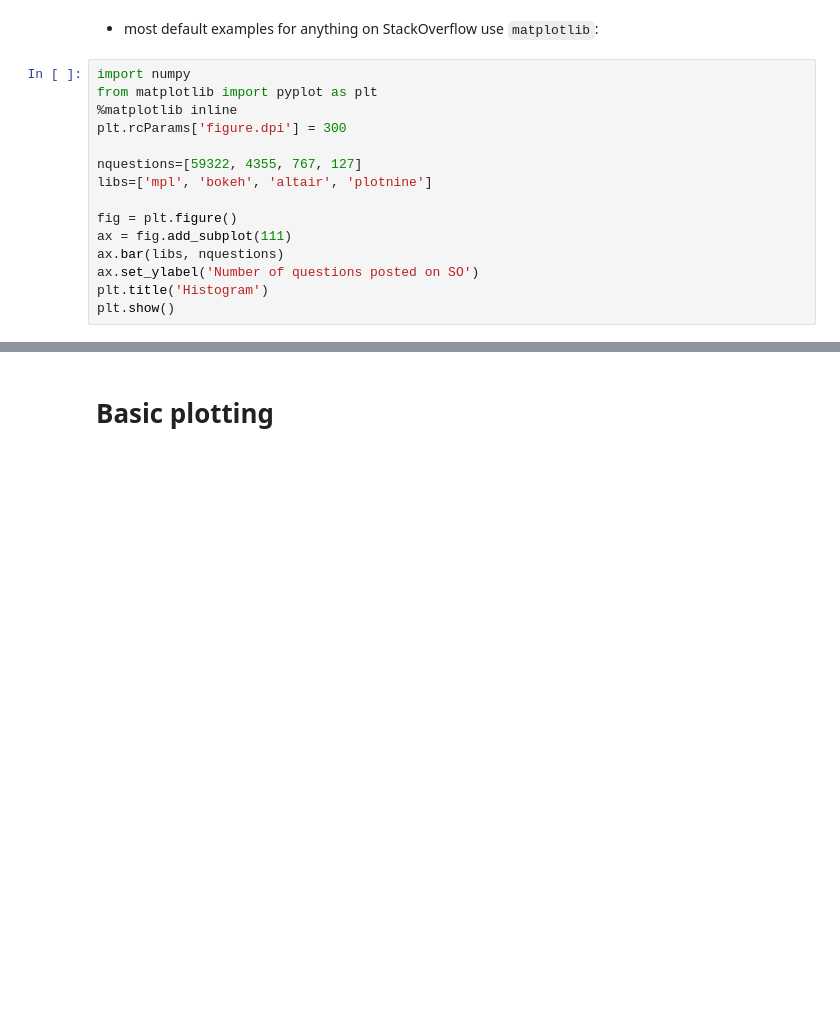
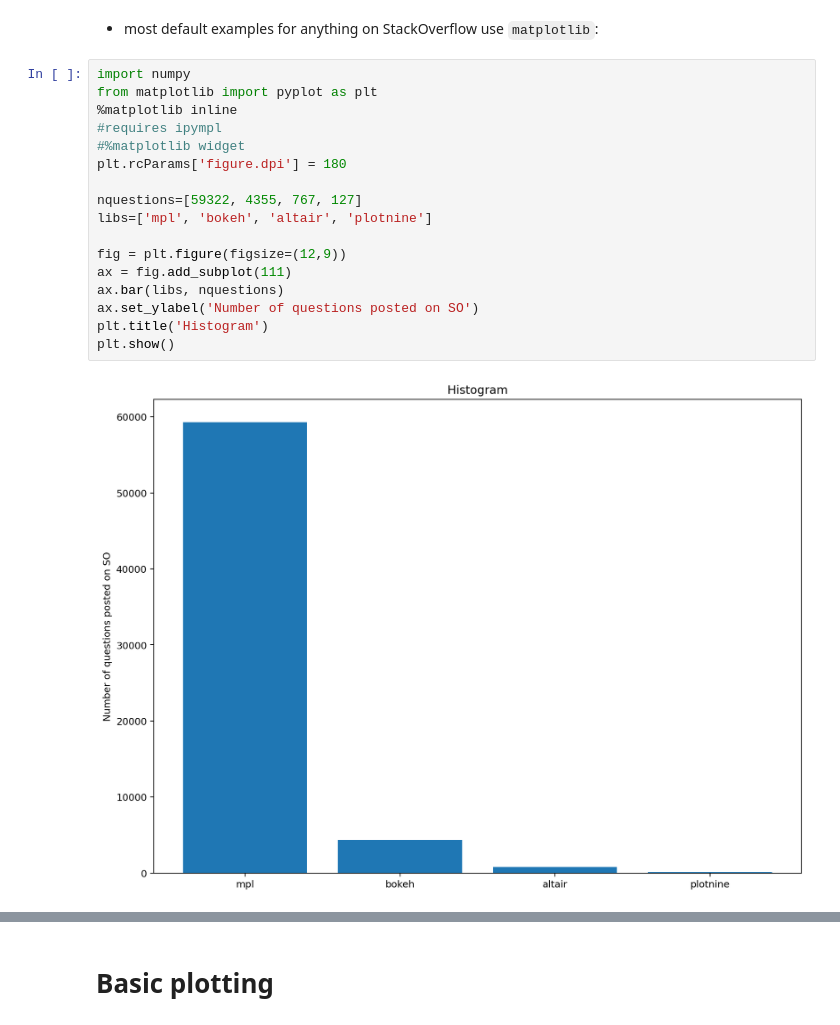
Before and after one commit to bfonta/PyHEP21BokehPresentation, a Jupyter notebook: Motivation.ipynb, the cells around one changed output, grey strips where cells are left out. Drawn from its saved outputs; the diff is of its cells as text; blank space fills up the shorter version.

```diff
--- a/Motivation.ipynb
+++ b/Motivation.ipynb
@@ -45,18 +46,22 @@
 # %%
 import numpy
 from matplotlib import pyplot as plt
 %matplotlib inline
-plt.rcParams['figure.dpi'] = 300
+#requires ipympl
+#%matplotlib widget
+plt.rcParams['figure.dpi'] = 180
 
 nquestions=[59322, 4355, 767, 127]
 libs=['mpl', 'bokeh', 'altair', 'plotnine']
 
-fig = plt.figure()
+fig = plt.figure(figsize=(12,9))
 ax = fig.add_subplot(111)
 ax.bar(libs, nquestions)
 ax.set_ylabel('Number of questions posted on SO')
 plt.title('Histogram')
 plt.show()
+# %% [output]
+[figure, added]
 # %%
 from bokeh.io import output_notebook, show
 from bokeh.plotting import figure
```
Also changed, not shown: parts of 27 cells of this notebook, 2 other files.
